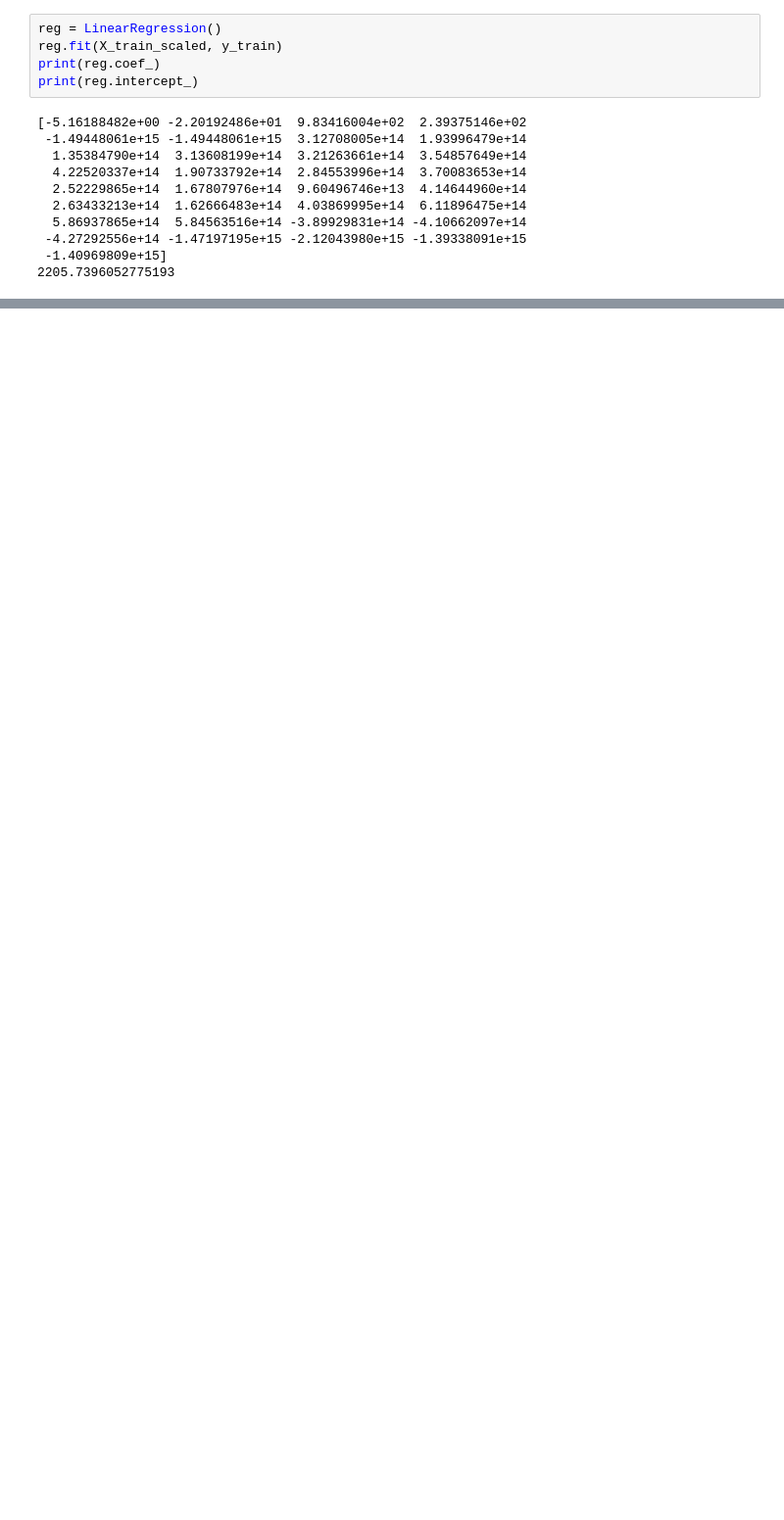
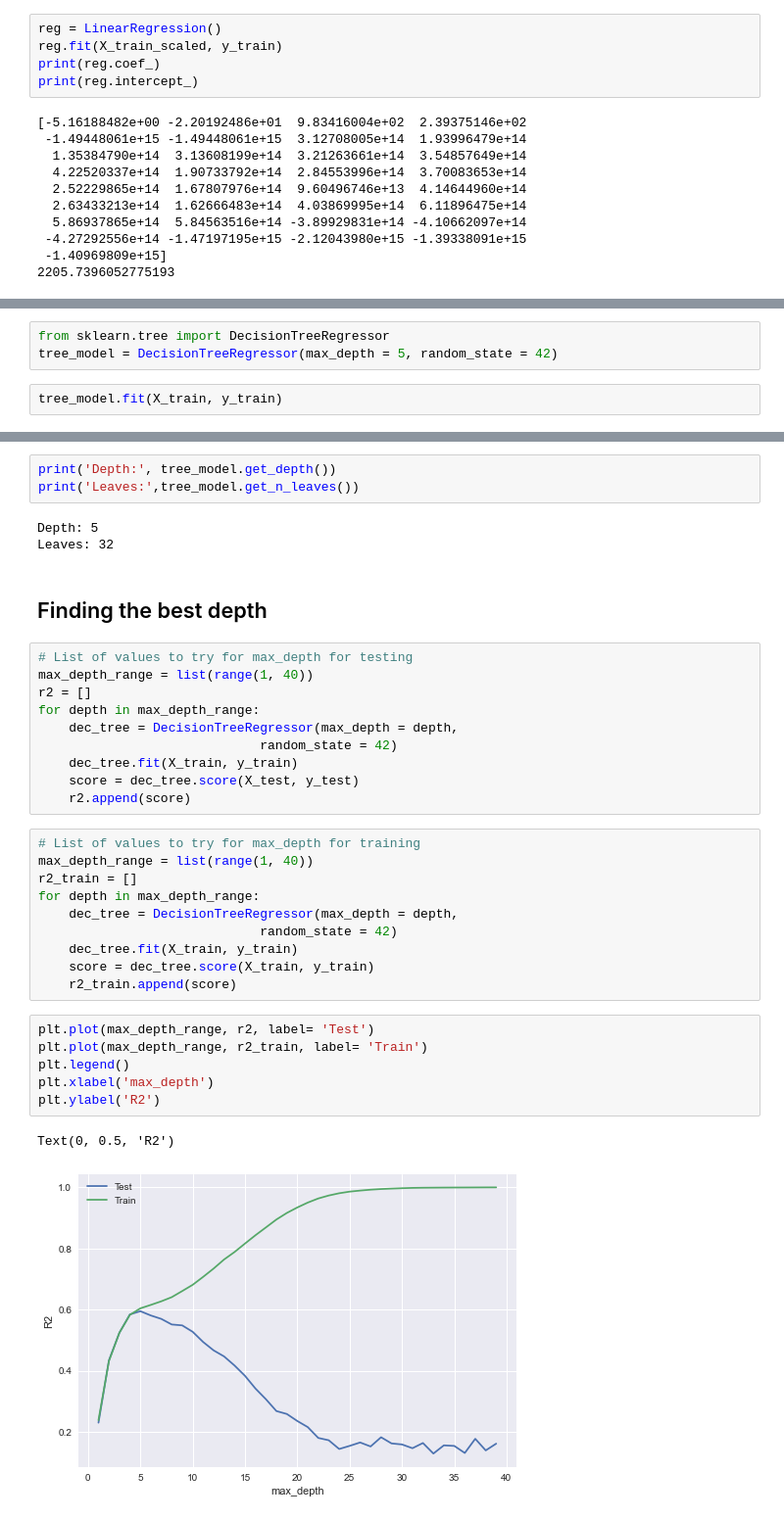
Before and after one commit to SpencerReno/sales-predictions, a Jupyter notebook: Sales_predictions.ipynb, the cells around one changed output, grey strips where cells are left out. Shown at 98% size. Saved outputs shown, nothing was run; the diff lists cells and outputs as text; blank space fills up the shorter version.

```diff
--- a/Sales_predictions.ipynb
+++ b/Sales_predictions.ipynb
@@ -416,0 +487,5 @@ From this graph we can see the features that are associated with higher predicte
+# %%
+from sklearn.tree import DecisionTreeRegressor
+tree_model = DecisionTreeRegressor(max_depth = 5, random_state = 42)
+# %%
+tree_model.fit(X_train, y_train)
@@ -416,0 +507,37 @@ From this graph we can see the features that are associated with higher predicte
+# %%
+print('Depth:', tree_model.get_depth())
+print('Leaves:',tree_model.get_n_leaves())
+# %% [output]
+Depth: 5
+Leaves: 32
+# %% [markdown]
+## Finding the best depth
+# %%
+# List of values to try for max_depth for testing
+max_depth_range = list(range(1, 40))
+r2 = []
+for depth in max_depth_range:
+    dec_tree = DecisionTreeRegressor(max_depth = depth,
+                             random_state = 42)
+    dec_tree.fit(X_train, y_train)
+    score = dec_tree.score(X_test, y_test)
+    r2.append(score)
+# %%
+# List of values to try for max_depth for training
+max_depth_range = list(range(1, 40))
+r2_train = []
+for depth in max_depth_range:
+    dec_tree = DecisionTreeRegressor(max_depth = depth,
+                             random_state = 42)
+    dec_tree.fit(X_train, y_train)
+    score = dec_tree.score(X_train, y_train)
+    r2_train.append(score)
+# %%
+plt.plot(max_depth_range, r2, label= 'Test')
+plt.plot(max_depth_range, r2_train, label= 'Train')
+plt.legend()
+plt.xlabel('max_depth')
+plt.ylabel('R2')
+# %% [output]
+Text(0, 0.5, 'R2')
+[figure, added]
```
Also changed, not shown: parts of 63 cells of this notebook.
